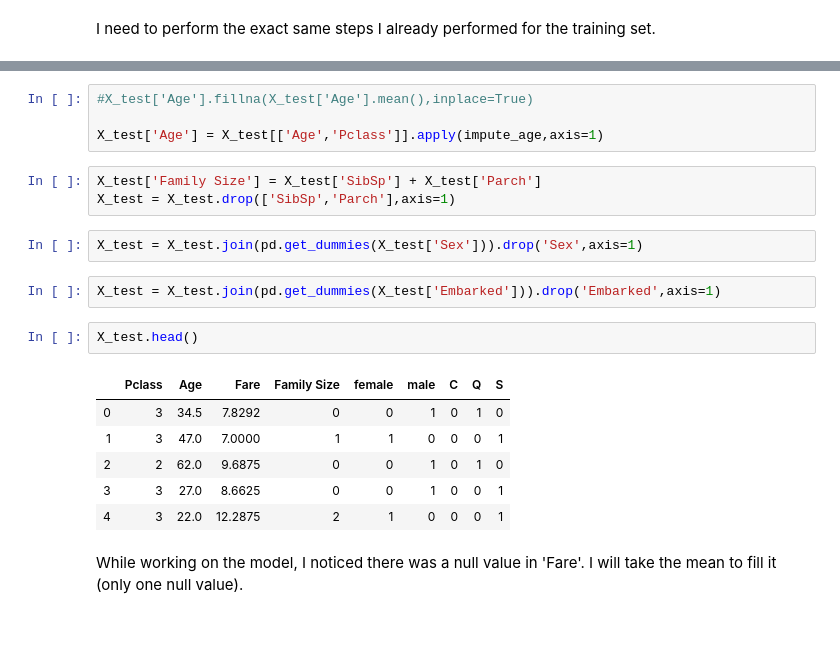
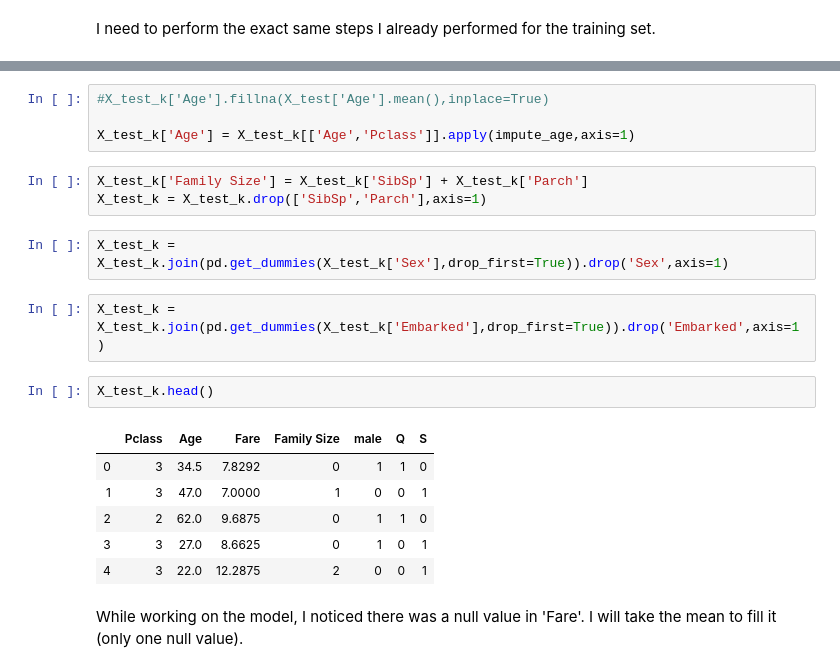
Before and after one commit to SalimAmarti/Titanic_Project, a Jupyter notebook: Titanic model.ipynb, the cells around one changed output, grey strips where cells are left out. Cells and saved outputs as stored; diff of their text form; blank space fills up the shorter version.

```diff
--- a/Titanic model.ipynb
+++ b/Titanic model.ipynb
@@ -429,25 +478,25 @@ X_test.head()
 | 3 | 3 | male | 27.0 | 0 | 0 | 8.6625 | S |
 | 4 | 3 | female | 22.0 | 1 | 1 | 12.2875 | S |
 # %%
-#X_test['Age'].fillna(X_test['Age'].mean(),inplace=True)
+#X_test_k['Age'].fillna(X_test['Age'].mean(),inplace=True)
 
-X_test['Age'] = X_test[['Age','Pclass']].apply(impute_age,axis=1)
+X_test_k['Age'] = X_test_k[['Age','Pclass']].apply(impute_age,axis=1)
 # %%
-X_test['Family Size'] = X_test['SibSp'] + X_test['Parch']
-X_test = X_test.drop(['SibSp','Parch'],axis=1)
+X_test_k['Family Size'] = X_test_k['SibSp'] + X_test_k['Parch']
+X_test_k = X_test_k.drop(['SibSp','Parch'],axis=1)
 # %%
-X_test = X_test.join(pd.get_dummies(X_test['Sex'])).drop('Sex',axis=1)
+X_test_k = X_test_k.join(pd.get_dummies(X_test_k['Sex'],drop_first=True)).drop('Sex',axis=1)
 # %%
-X_test = X_test.join(pd.get_dummies(X_test['Embarked'])).drop('Embarked',axis=1)
+X_test_k = X_test_k.join(pd.get_dummies(X_test_k['Embarked'],drop_first=True)).drop('Embarked',axis=1)
 # %%
-X_test.head()
+X_test_k.head()
 # %% [output]
-|  | Pclass | Age | Fare | Family Size | female | male | C | Q | S |
-| 0 | 3 | 34.5 | 7.8292 | 0 | 0 | 1 | 0 | 1 | 0 |
-| 1 | 3 | 47.0 | 7.0000 | 1 | 1 | 0 | 0 | 0 | 1 |
-| 2 | 2 | 62.0 | 9.6875 | 0 | 0 | 1 | 0 | 1 | 0 |
-| 3 | 3 | 27.0 | 8.6625 | 0 | 0 | 1 | 0 | 0 | 1 |
-| 4 | 3 | 22.0 | 12.2875 | 2 | 1 | 0 | 0 | 0 | 1 |
+|  | Pclass | Age | Fare | Family Size | male | Q | S |
+| 0 | 3 | 34.5 | 7.8292 | 0 | 1 | 1 | 0 |
+| 1 | 3 | 47.0 | 7.0000 | 1 | 0 | 0 | 1 |
+| 2 | 2 | 62.0 | 9.6875 | 0 | 1 | 1 | 0 |
+| 3 | 3 | 27.0 | 8.6625 | 0 | 1 | 0 | 1 |
+| 4 | 3 | 22.0 | 12.2875 | 2 | 0 | 0 | 1 |
 # %% [markdown]
 While working on the model, I noticed there was a null value in 'Fare'. I will take the mean to fill it (only one null value).
 # %%
```
Also changed, not shown: parts of 226 cells of this notebook.
